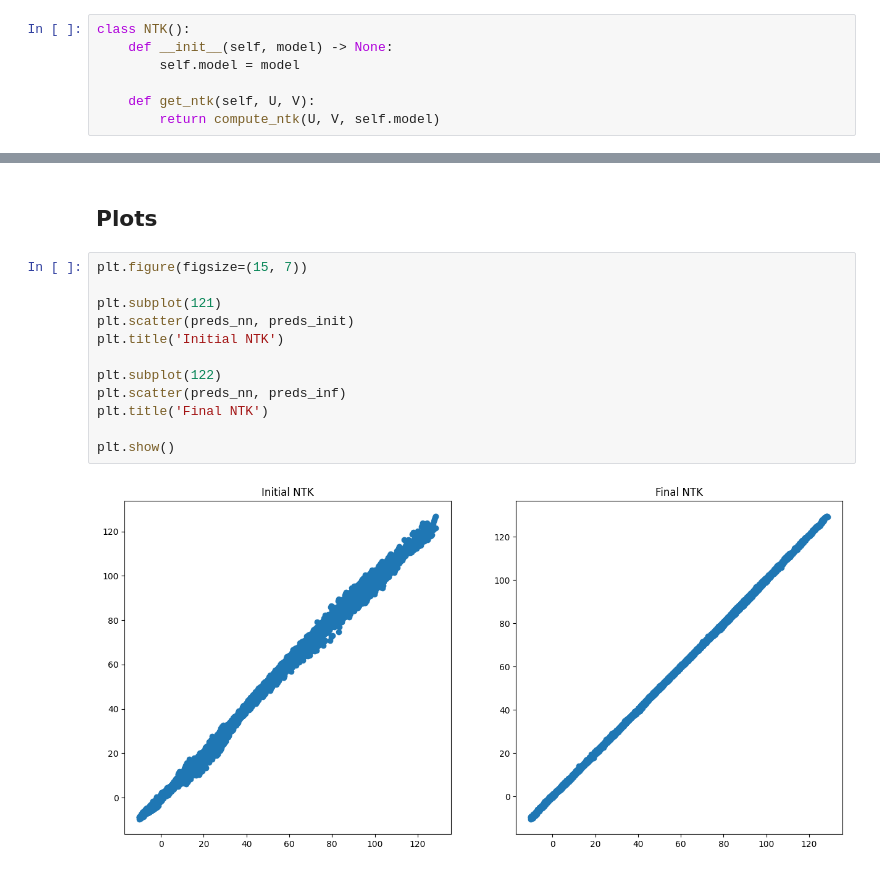
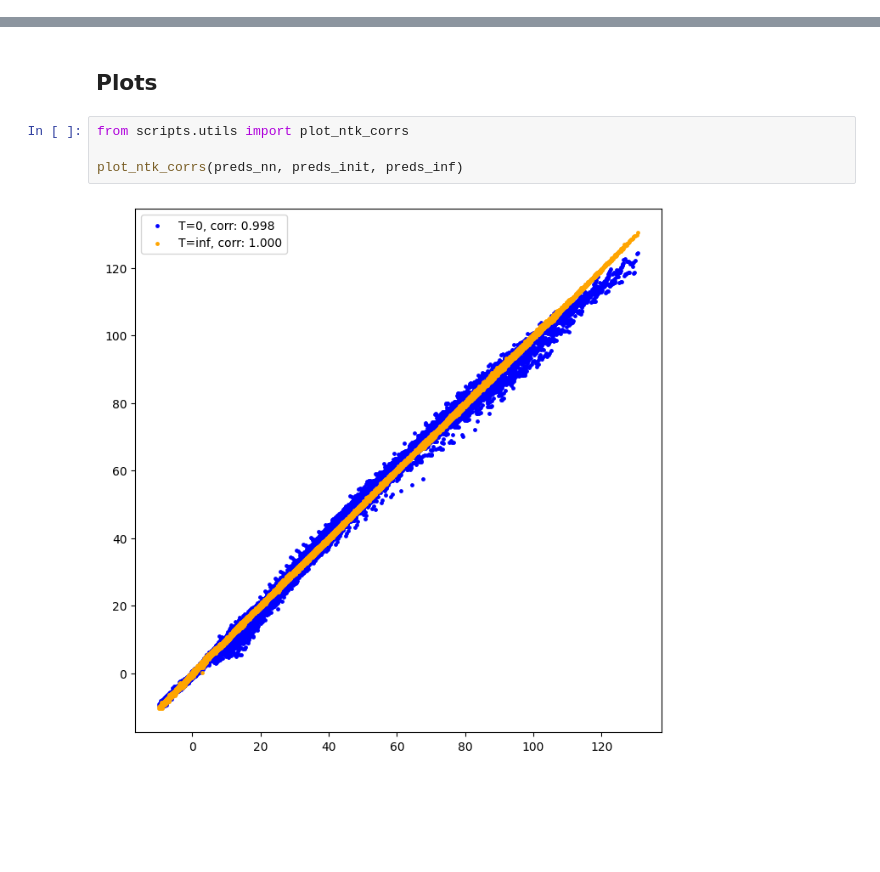
Before and after one commit to Bala-A87/UGRC, a Jupyter notebook: Code/ntk-toy.ipynb, the cells around one changed output, grey strips where cells are left out. Cells and saved outputs as stored; diff of their text form; blank space fills up the shorter version.

```diff
--- a/Code/ntk-toy.ipynb
+++ b/Code/ntk-toy.ipynb
@@ -135,7 +126,0 @@ def compute_ntk(U, V, model):
-# %%
-class NTK():
-    def __init__(self, model) -> None:
-        self.model = model
-
-    def get_ntk(self, U, V):
-        return compute_ntk(U, V, self.model)
@@ -197,17 +174,9 @@ preds_inf.shape
 (10000,)
 # %% [markdown]
 ## Plots
-# %%
-plt.figure(figsize=(15, 7))
-
-plt.subplot(121)
-plt.scatter(preds_nn, preds_init)
-plt.title('Initial NTK')
-
-plt.subplot(122)
-plt.scatter(preds_nn, preds_inf)
-plt.title('Final NTK')
-
-plt.show()
-# %% [output]
-[figure, removed]
+# %%
+from scripts.utils import plot_ntk_corrs
+
+plot_ntk_corrs(preds_nn, preds_init, preds_inf)
+# %% [output]
+[figure, added]
```
Also changed, not shown: parts of 16 cells of this notebook, 3 other files.
